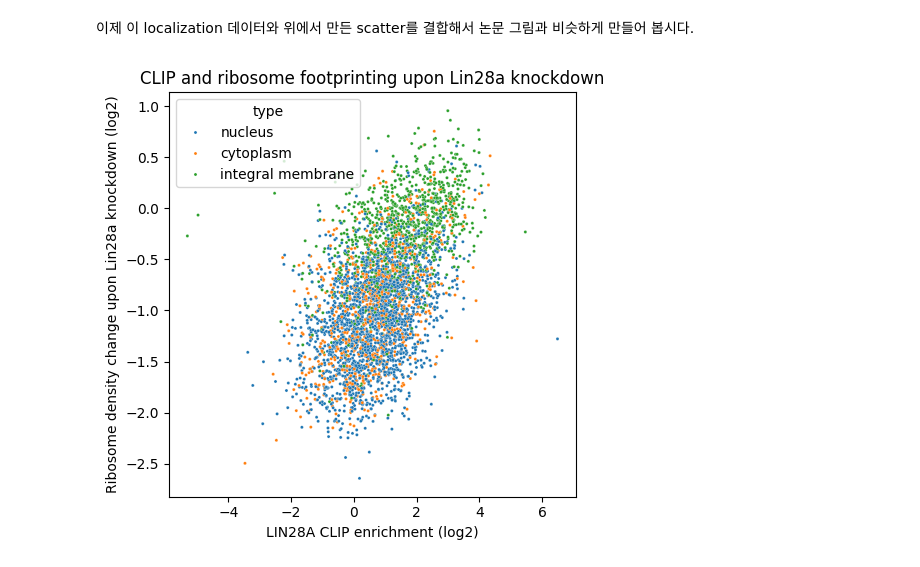
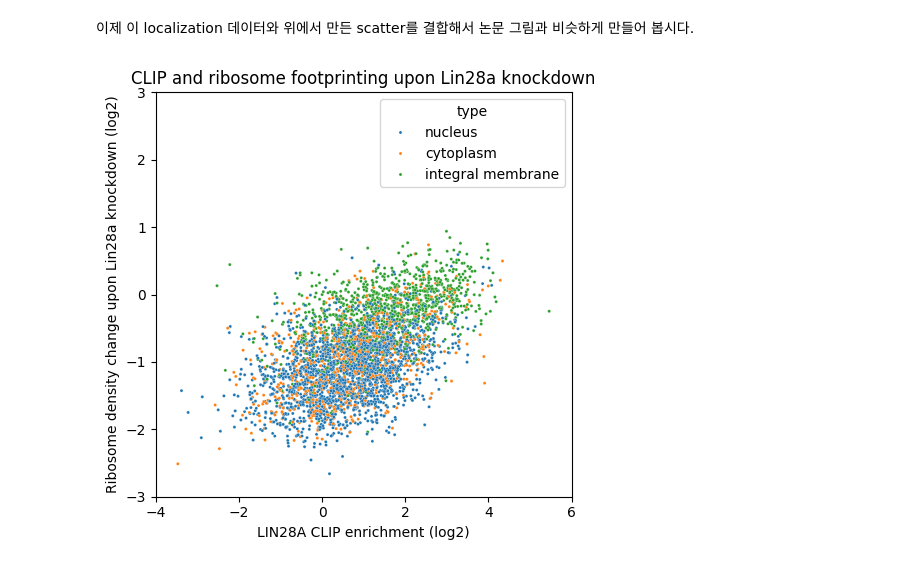
Before and after one commit to JeonSHyun/25-1-SNU-Bioinfo1, a Jupyter notebook: CoLab_TermProj_2025_1.ipynb, the cells around one changed output. Saved outputs shown, nothing was run; the diff lists cells and outputs as text; code cells hidden in the pictures.

```diff
--- a/CoLab_TermProj_2025_1.ipynb
+++ b/CoLab_TermProj_2025_1.ipynb
@@ -345,53 +359,33 @@ mouselocal.head()
 # %%
 # 여기에 새로 코드를 작성해서 논문 그림과 비슷하게 만들어 봅시다.
 
 import seaborn as sns
-
-# clip_enrichment와 rden_chagne의 이상값 제거
-cnts_ = cnts.copy()
-cnts_ = cnts_[cnts_['clip_enrichment'] != 0]
-cnts_ = cnts_[cnts_['clip_enrichment'] != np.inf]
-cnts_ = cnts_[cnts_['rden_change'] != 0]
-cnts_ = cnts_[cnts_['rden_change'] != np.inf]
-cnts_ = cnts_.dropna(subset=['clip_enrichment', 'rden_change'])
-
-# Ribosome footprinting 데이터에서 siLuc 라이브러리의 raw footprint tag가 80 미만인 전사체는 제외
-cnts_ = cnts_[cnts_['RPF-siLuc.bam'] > 80]
-cnts_ = cnts_[cnts_['RPF-siLin28a.bam'] > 80]
-
-# RNA-seq 데이터에서 읽힌 raw read 수가 30 미만인 전사체(transcript)는 제외
-cnts_ = cnts_[cnts_['CLIP-35L33G.bam'] > 30]
-cnts_ = cnts_[cnts_['RNA-control.bam'] > 30]
-cnts_ = cnts_[cnts_['RNA-siLin28a.bam'] > 30]
-cnts_ = cnts_[cnts_['RNA-siLuc.bam'] > 30]
-
 
 cnts_local = cnts_.reset_index()
 cnts_local['Geneid'] = cnts_local['Geneid'].str.replace(r'\.\d+$', '', regex=True)
 
 cnts_local = pd.merge(cnts_local, mouselocal, left_on = 'Geneid', right_on = 'gene_id', how = 'inner')
 cnts_local
 
-cnts_local['log2_clip_enrichment'] = np.log2(cnts_local['clip_enrichment'])
-cnts_local['log2_rden_change'] = np.log2(cnts_local['rden_change'])
-
 plt.figure(figsize=(5, 5))
 sns.scatterplot(
     data=cnts_local,
-    x='log2_clip_enrichment',
-    y='log2_rden_change',
+    x='clip_enrichment',
+    y='rden_change',
     color='black',
     s=5,
     # alpha=0.5,
     hue = 'type'
 )
 
 plt.title('CLIP and ribosome footprinting upon Lin28a knockdown')
 plt.xlabel('LIN28A CLIP enrichment (log2)')
 plt.ylabel('Ribosome density change upon Lin28a knockdown (log2)')
 
+plt.xlim(-4, 6)
+plt.ylim(-3, 3)
 
 plt.tight_layout()
 plt.show()
 # %% [output]
-[figure, old version]
+[figure, new version]
```
Also changed, not shown: parts of 2 cells of this notebook.
